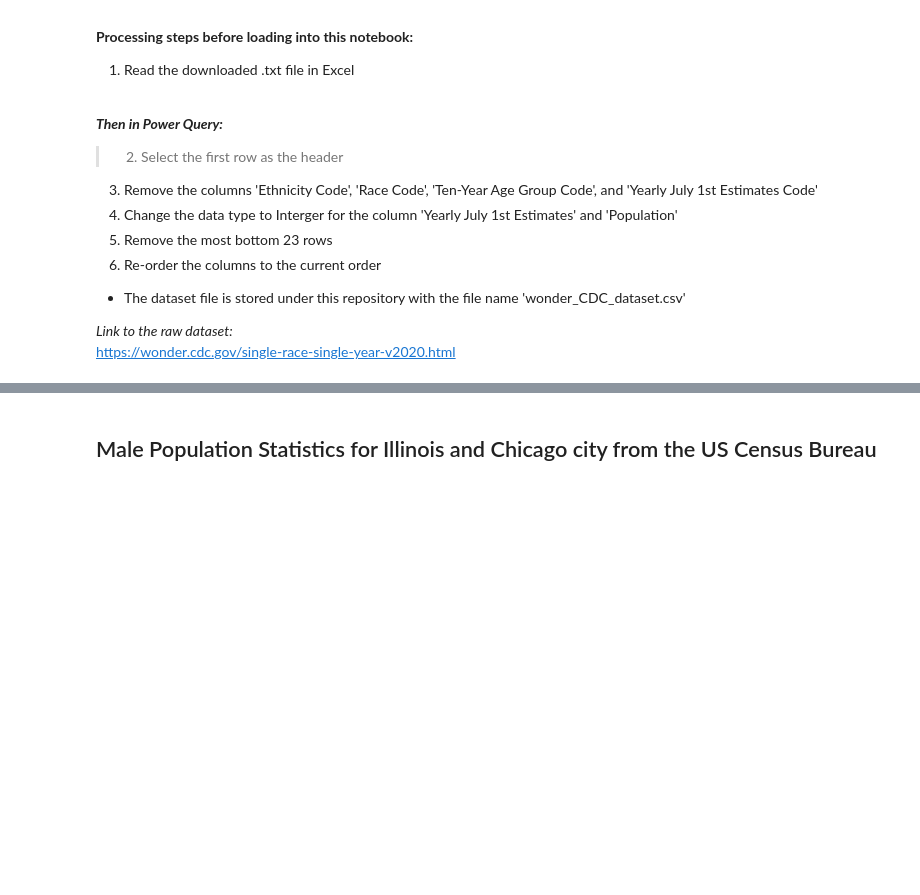
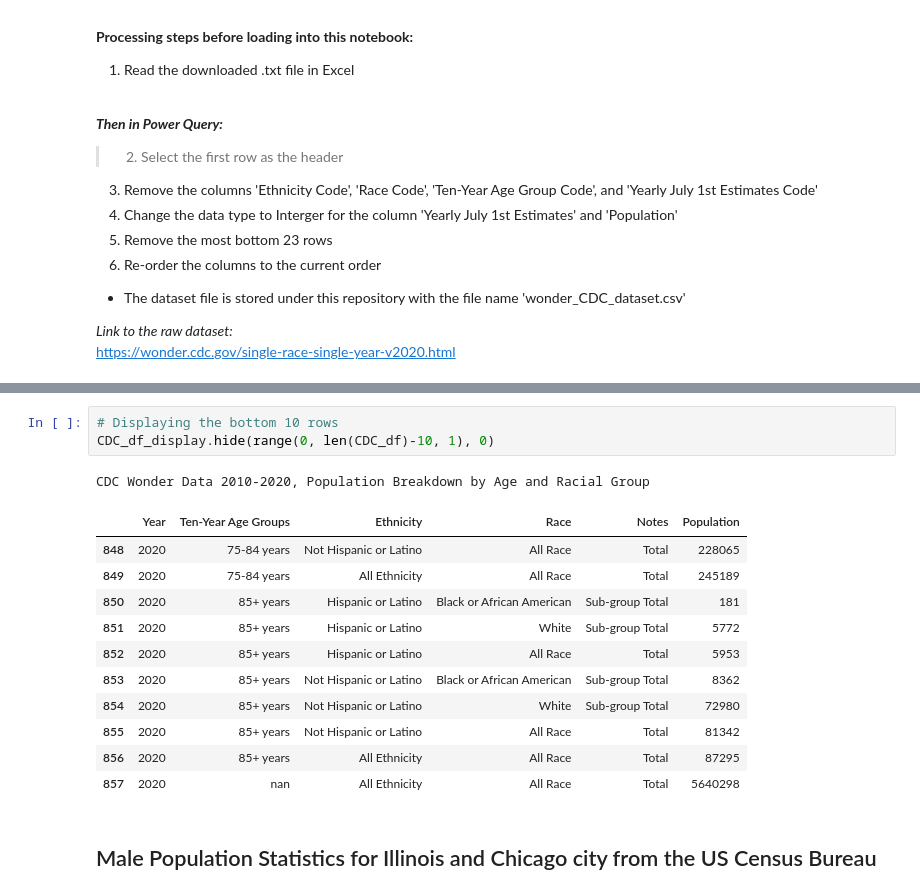
Before and after one commit to kwaiman/API_ACS_data_request, a Jupyter notebook: data_cross_validation_CDC_wonder.ipynb, the cells around one changed output, grey strips where cells are left out. Cells and saved outputs as stored; diff of their text form; blank space fills up the shorter version.

```diff
--- a/data_cross_validation_CDC_wonder.ipynb
+++ b/data_cross_validation_CDC_wonder.ipynb
@@ -107,3 +119,19 @@ display(CDC_df_display)
+# %%
+# Displaying the bottom 10 rows
+CDC_df_display.hide(range(0, len(CDC_df)-10, 1), 0)
+# %% [output]
+CDC Wonder Data 2010-2020, Population Breakdown by Age and Racial Group
+|  | Year | Ten-Year Age Groups | Ethnicity | Race | Notes | Population |
+| 848 | 2020 | 75-84 years | Not Hispanic or Latino | All Race | Total | 228065 |
+| 849 | 2020 | 75-84 years | All Ethnicity | All Race | Total | 245189 |
+| 850 | 2020 | 85+ years | Hispanic or Latino | Black or African American | Sub-group Total | 181 |
+| 851 | 2020 | 85+ years | Hispanic or Latino | White | Sub-group Total | 5772 |
+| 852 | 2020 | 85+ years | Hispanic or Latino | All Race | Total | 5953 |
+| 853 | 2020 | 85+ years | Not Hispanic or Latino | Black or African American | Sub-group Total | 8362 |
+| 854 | 2020 | 85+ years | Not Hispanic or Latino | White | Sub-group Total | 72980 |
+| 855 | 2020 | 85+ years | Not Hispanic or Latino | All Race | Total | 81342 |
+| 856 | 2020 | 85+ years | All Ethnicity | All Race | Total | 87295 |
+| 857 | 2020 | nan | All Ethnicity | All Race | Total | 5640298 |
 # %% [markdown]
 ## Male Population Statistics for Illinois and Chicago city from the US Census Bureau
 # %% [markdown]
```
Also changed, not shown: parts of 3 cells of this notebook.
